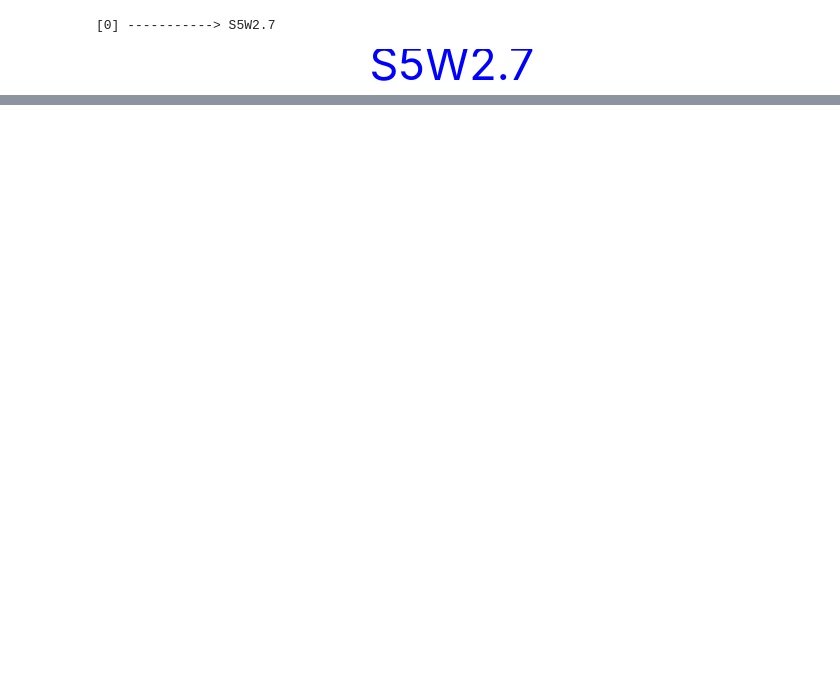
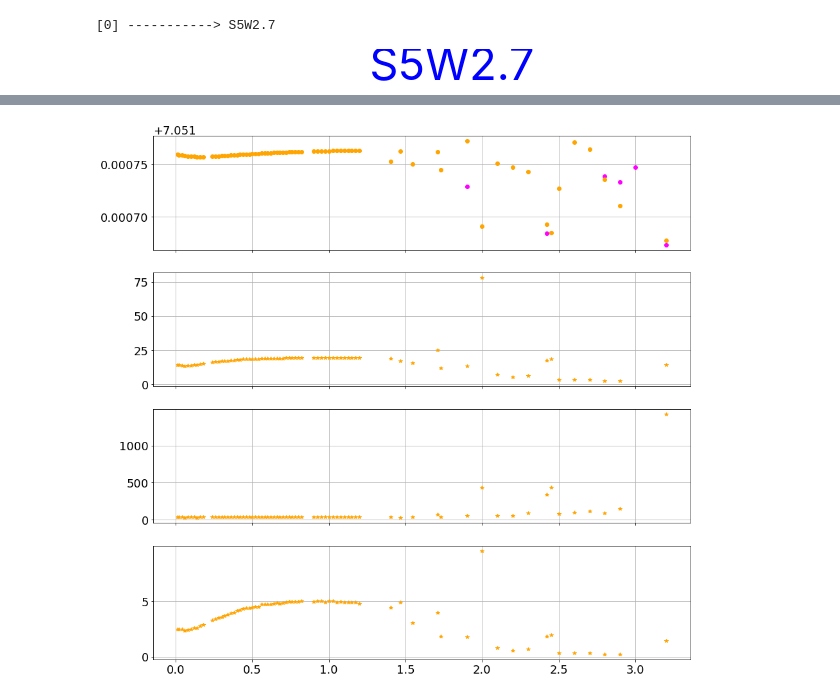
Before and after one commit to MukhanovaE/Kantele, a Jupyter notebook: Scripts/T_merged_S5W2.7.ipynb, the cells around one changed output, grey strips where cells are left out. Cells and saved outputs as stored; diff of their text form; code cells hidden in the pictures; blank space fills up the shorter version.

```diff
--- a/Scripts/T_merged_S5W2.7.ipynb
+++ b/Scripts/T_merged_S5W2.7.ipynb
@@ -35,3 +38,21 @@ for i in range(len(sample_measurements)):
 # %%
 %matplotlib inline
+# %%
+def average_by_t(t_array, y_array):
+    """Возвращает массивы, где одинаковые t усреднены по y."""
+    df = pd.DataFrame({'t': t_array, 'y': y_array})
+    counts = df['t'].value_counts()
+
+    # Повторяющиеся температуры
+    repeated = df[df['t'].isin(counts[counts > 1].index)]
+    grouped = repeated.groupby('t', as_index=False).mean()
+
+    # Уникальные значения
+    unique = df[df['t'].isin(counts[counts == 1].index)]
+
+    # Объединяем
+    result = pd.concat([grouped, unique], ignore_index=True)
+    result = result.sort_values('t')
+
+    return result['t'].to_numpy(), result['y'].to_numpy()
 # %%
@@ -221,0 +208,15 @@ plt.show()
+# %%
+fig, ax = plt.subplots(nrows=4, ncols=1, figsize=(15, 15), sharex = True)
+
+ax[0].plot(mean_temps, (mean_fr)/1e9, 'o', color='orange', zorder=10)
+ax[1].plot(mean_temps, mean_ql, '*', color='orange', zorder=10)
+ax[2].plot(mean_temps, mean_qc, '*', color='orange', zorder=10)
+ax[3].plot(mean_temps, mean_qi, '*', color='orange', zorder=10)
+ax[0].plot(man_temp, man_fr, 'o', label='Mannual', color='magenta')
+
+ax[0].grid()
+ax[1].grid()
+ax[2].grid()
+ax[3].grid()
+# %% [output]
+[figure, added]
```
Also changed, not shown: parts of 5 cells of this notebook, 23 other files.
